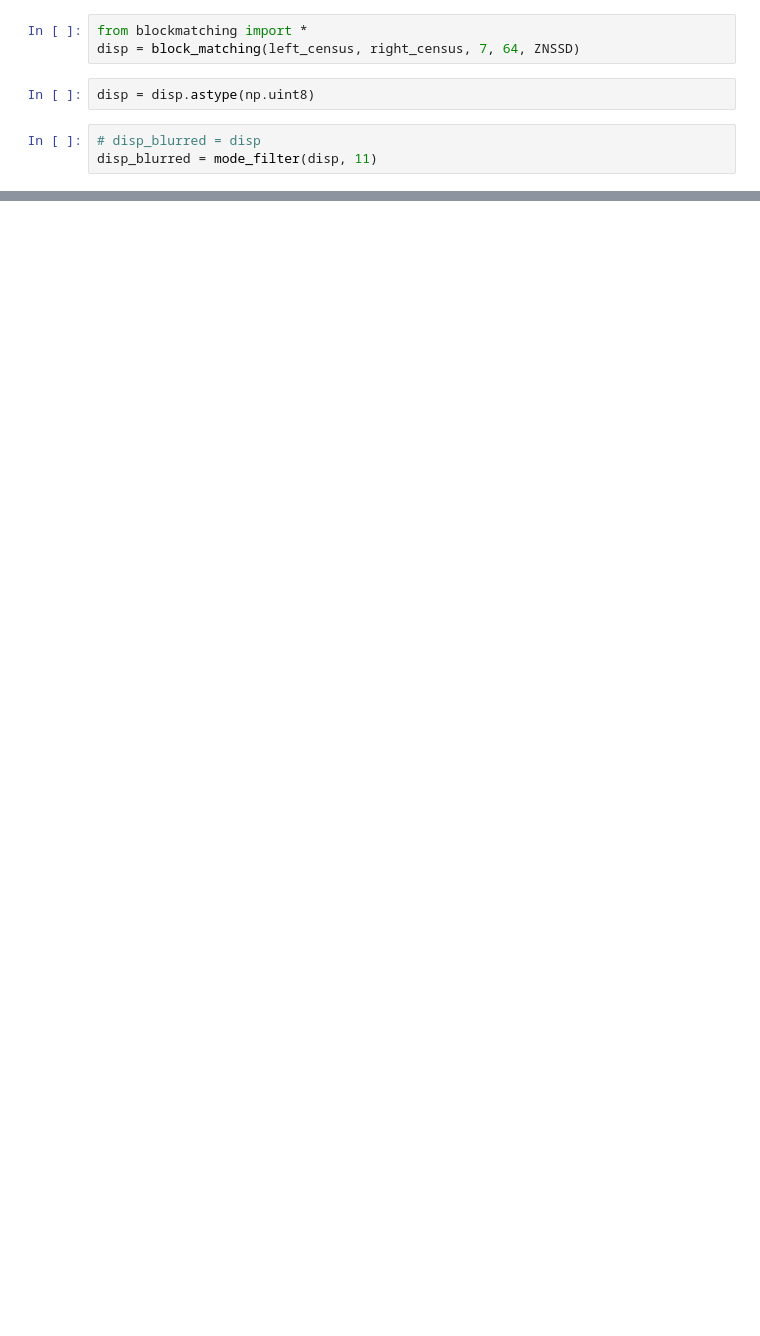
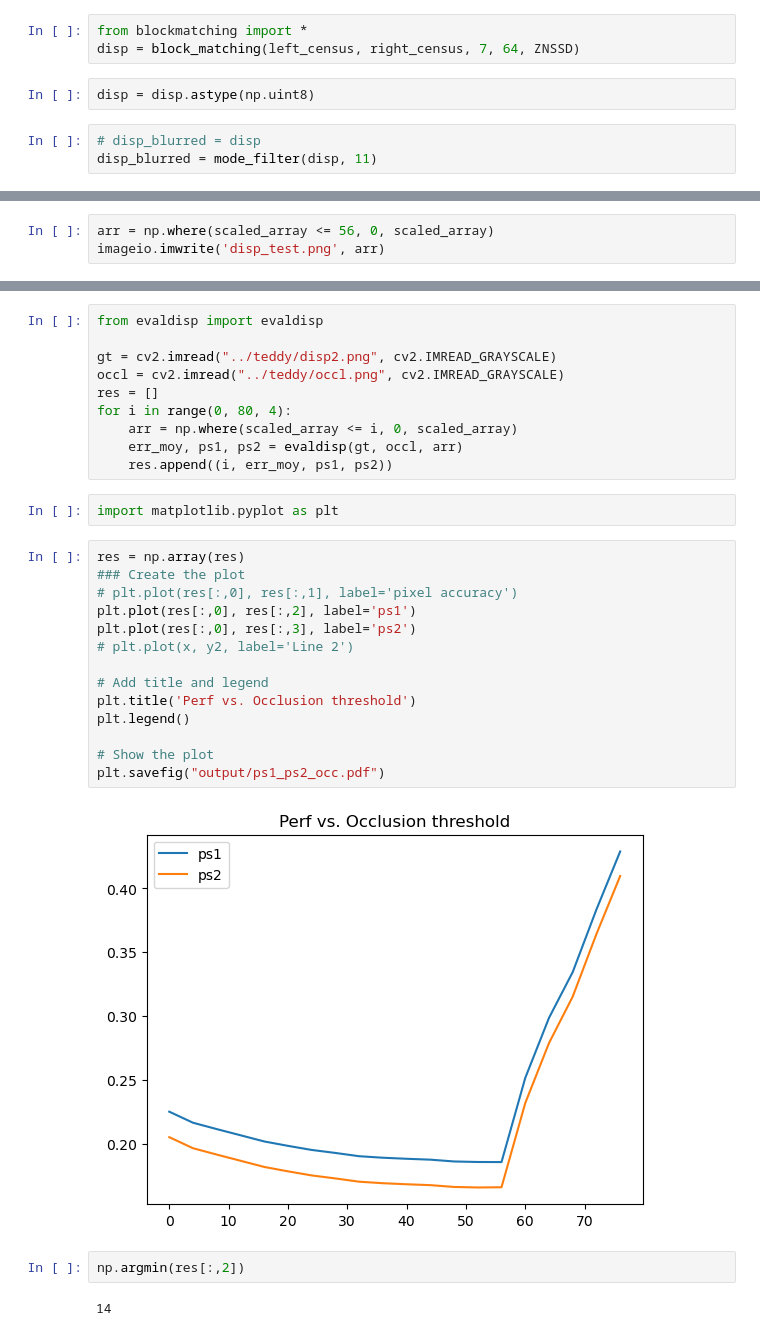
Before and after one commit to RomainFrog/StereoMatching, a Jupyter notebook: algoBM/preprocessing.ipynb, the cells around one changed output, grey strips where cells are left out. Saved outputs shown, nothing was run; the diff lists cells and outputs as text; blank space fills up the shorter version.

```diff
--- a/algoBM/preprocessing.ipynb
+++ b/algoBM/preprocessing.ipynb
@@ -73,0 +58,3 @@ FileNotFoundError: No such file: '/home/romain/Documents/GI/GI04/SY32/sy32-proje
+# %%
+arr = np.where(scaled_array <= 56, 0, scaled_array)
+imageio.imwrite('disp_test.png', arr)
@@ -73,0 +68,32 @@ FileNotFoundError: No such file: '/home/romain/Documents/GI/GI04/SY32/sy32-proje
+# %%
+from evaldisp import evaldisp
+
+gt = cv2.imread("../teddy/disp2.png", cv2.IMREAD_GRAYSCALE)
+occl = cv2.imread("../teddy/occl.png", cv2.IMREAD_GRAYSCALE)
+res = []
+for i in range(0, 80, 4):
+    arr = np.where(scaled_array <= i, 0, scaled_array)
+    err_moy, ps1, ps2 = evaldisp(gt, occl, arr)
+    res.append((i, err_moy, ps1, ps2))
+# %%
+import matplotlib.pyplot as plt
+# %%
+res = np.array(res)
+### Create the plot
+# plt.plot(res[:,0], res[:,1], label='pixel accuracy')
+plt.plot(res[:,0], res[:,2], label='ps1')
+plt.plot(res[:,0], res[:,3], label='ps2')
+# plt.plot(x, y2, label='Line 2')
+
+# Add title and legend
+plt.title('Perf vs. Occlusion threshold')
+plt.legend()
+
+# Show the plot
+plt.savefig("output/ps1_ps2_occ.pdf")
+# %% [output]
+[figure, added]
+# %%
+np.argmin(res[:,2])
+# %% [output]
+14
```
Also changed, not shown: parts of 8 cells of this notebook, 22 other files.
